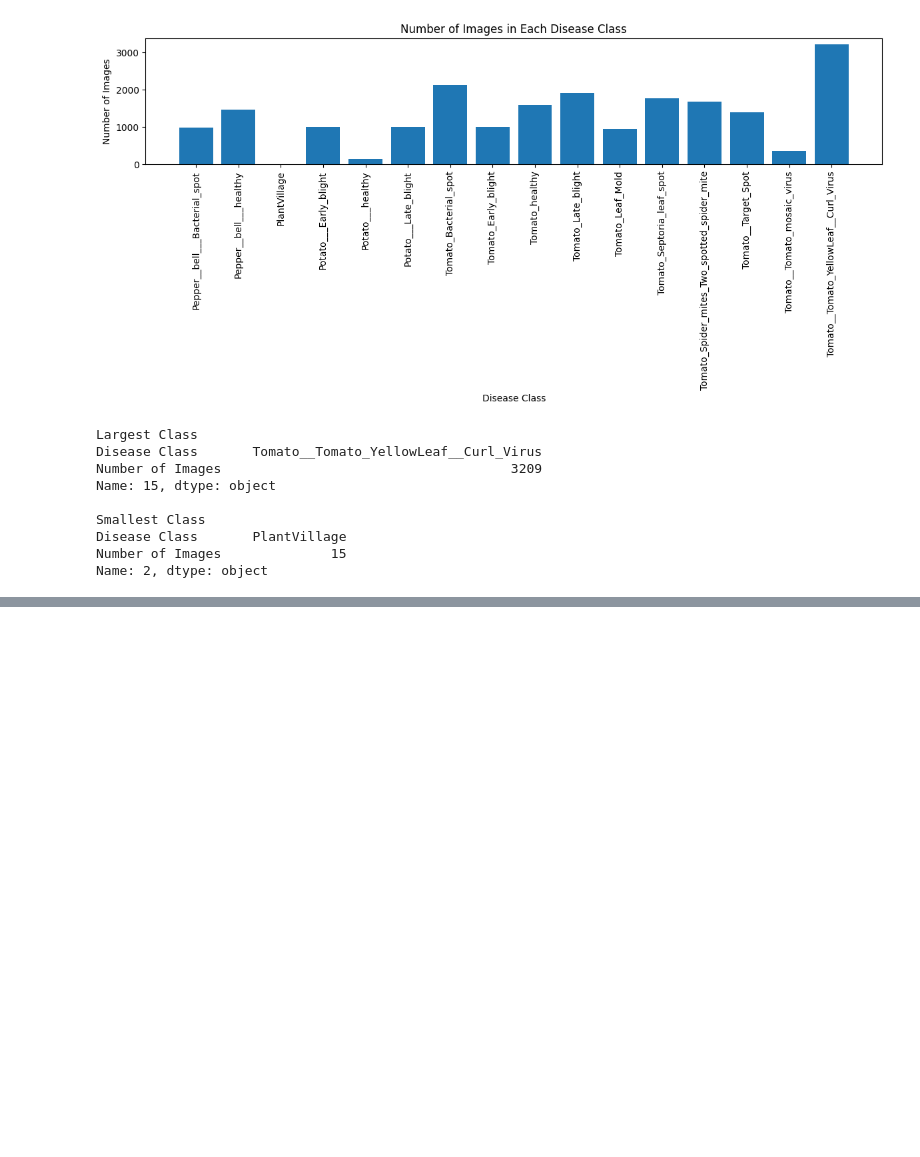
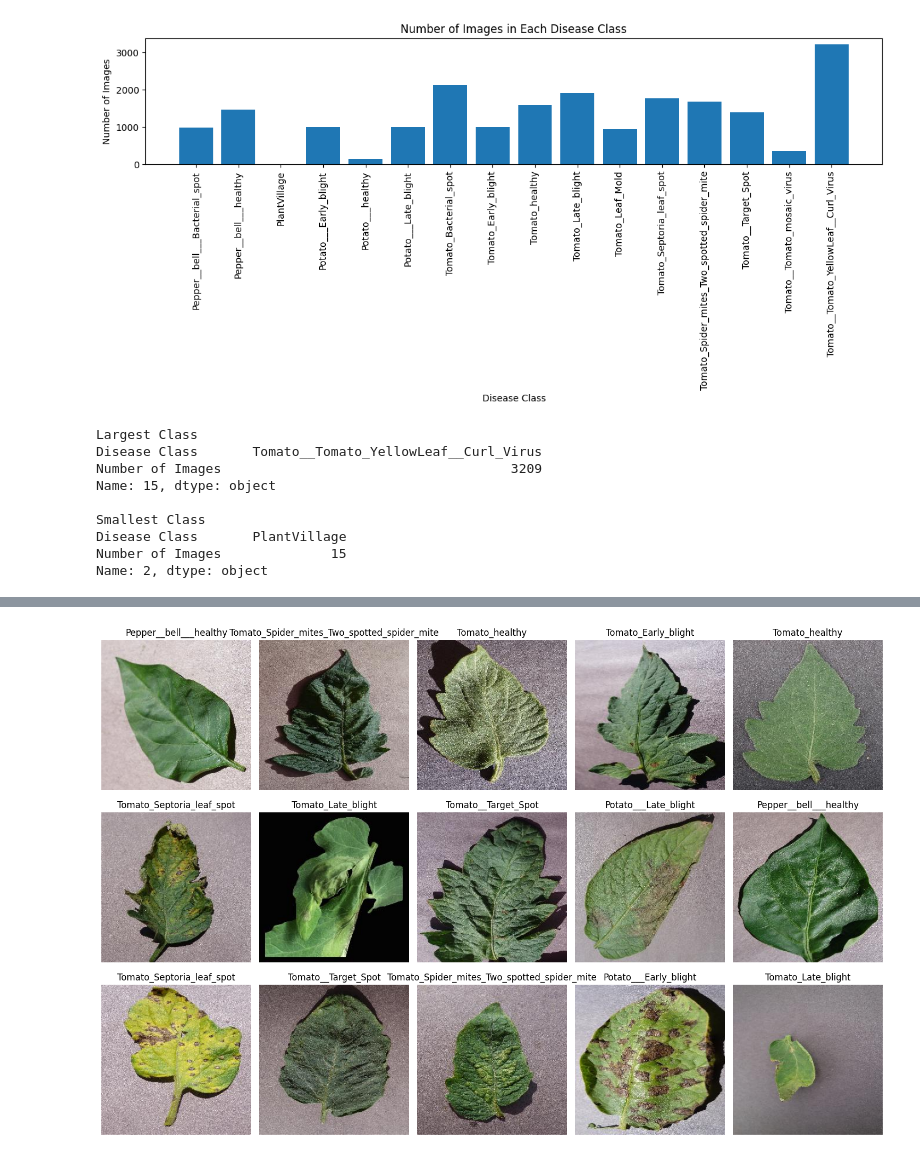
Before and after one commit to liyajasminn/Crop_Disease_Detection_System, a Jupyter notebook: eda.ipynb, the cells around one changed output, grey strips where cells are left out. Cells and saved outputs as stored; diff of their text form; code cells hidden in the pictures; blank space fills up the shorter version.

```diff
--- a/eda.ipynb
+++ b/eda.ipynb
@@ -192,0 +207,31 @@ Name: 2, dtype: object
+# %%
+import os
+import random
+from PIL import Image
+import matplotlib.pyplot as plt
+
+dataset_path = r"C:\Users\ASUS\.cache\kagglehub\datasets\emmarex\plantdisease\versions\1\PlantVillage\PlantVillage"
+
+plt.figure(figsize=(15,10))
+
+classes = os.listdir(dataset_path)
+
+for i in range(15):
+
+    class_name = random.choice(classes)
+    class_path = os.path.join(dataset_path, class_name)
+
+    image_name = random.choice(os.listdir(class_path))
+    image_path = os.path.join(class_path, image_name)
+
+    img = Image.open(image_path)
+
+    plt.subplot(3,5,i+1)
+    plt.imshow(img)
+    plt.title(class_name)
+    plt.axis("off")
+
+plt.tight_layout()
+plt.show()
+# %% [output]
+[figure, added]
```
Also changed, not shown: parts of 1 cell of this notebook, 1 other file.
